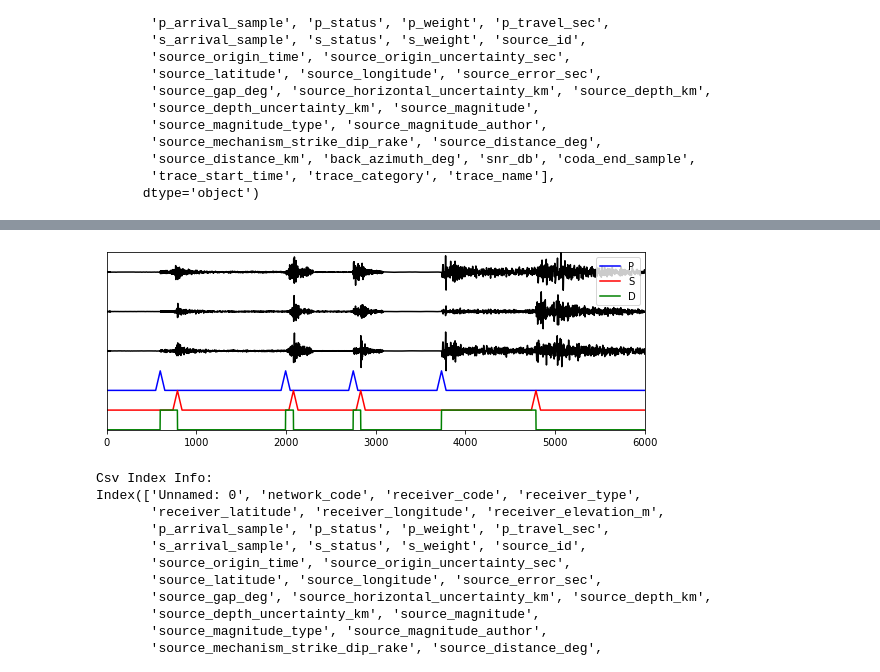
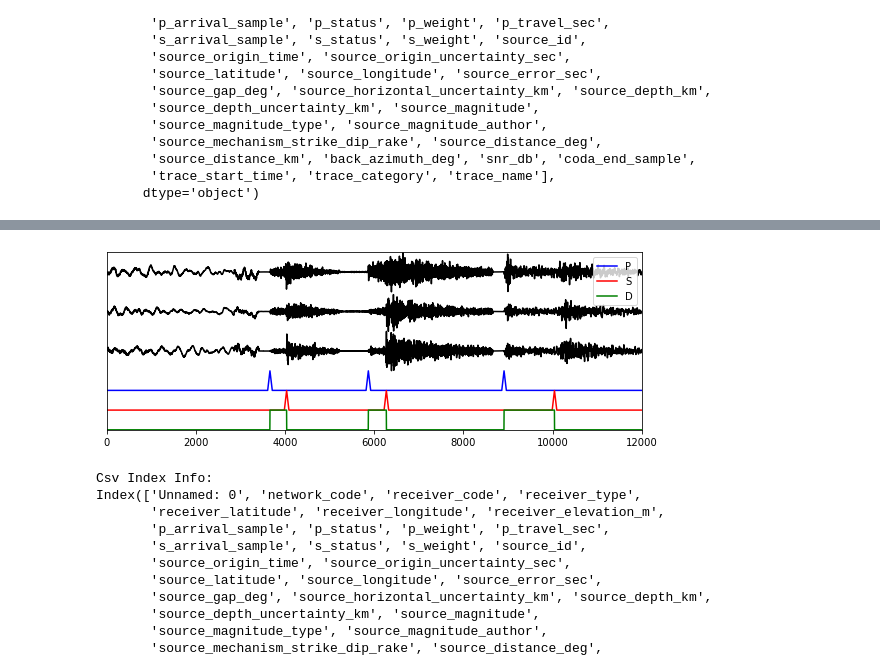
Before and after one commit to MrXiaoXiao/DiTingTools, a Jupyter notebook: examples/notebooks/01_visualize_common_datasets[To be cleaned and updated]/Inspect common datasets [浏览常用的数据集].ipynb, the cells around one changed output, grey strips where cells are left out. Saved outputs shown, nothing was run; the diff lists cells and outputs as text; code cells hidden in the pictures.

```diff
--- a/examples/notebooks/01_visualize_common_datasets[To be cleaned and updated]/Inspect common datasets [浏览常用的数据集].ipynb
+++ b/examples/notebooks/01_visualize_common_datasets[To be cleaned and updated]/Inspect common datasets [浏览常用的数据集].ipynb
@@ -514,0 +544,25 @@ plt.close()
+# %%
+# shift augmentation
+temp_X, temp_Y = get_shifted_instance_for_EqDetPhasePicking_training(dataset_name='DiTing',
+                                                                     dataset_path=DiTingDatasetPath,
+                                                                     part=part,
+                                                                     key = key,
+                                                                     data_length=9000,P=p_t,S=s_t)
+
+plt.figure(figsize=(8,3))
+for chdx in range(3):
+    temp_plot = temp_X[:,chdx]
+    temp_plot -= np.mean(temp_plot)
+    temp_plot /= np.max(np.abs(temp_plot))
+    plt.plot(temp_plot + chdx*2, color='k' )
+
+plt.plot(temp_Y[:,0] - 2, color='b', label='P' )
+plt.plot(temp_Y[:,1] - 3, color='r', label='S' )
+plt.plot(temp_Y[:,2] - 4, color='g', label='D' )
+plt.ylim([-4,5])
+plt.xlim([0,6000])
+plt.yticks([])
+plt.legend()
+plt.tight_layout()
+plt.show()
+plt.close()
@@ -597,6 +703,7 @@ plt.close()
 total_lines = len(STEAD_csv)
 choice_ids = np.random.choice(total_lines, 8)
 
+data_length = 12000
 key_list = list()
 P_list = list()
 S_list = list()
@@ -607,36 +714,36 @@ for choice_id in choice_ids:
     p_t = choice_line['p_arrival_sample']
     s_t = choice_line['s_arrival_sample']
 
     key_list.append(key)
     P_list.append(p_t)
     S_list.append(s_t)
 
 temp_X, temp_Y = get_augmented_instance_for_EqDetPhasePicking_training(dataset_name='STEAD',
                                                                      dataset_path=STEAD_DatasetPath,
-                                                                     data_length=6000,
+                                                                     data_length=data_length,
                                                                      key_list = key_list,
                                                                      P_list = P_list,
                                                                      S_list = S_list)
 
 plt.figure(figsize=(8,3))
 for chdx in range(3):
     temp_plot = temp_X[:,chdx]
     temp_plot -= np.mean(temp_plot)
     temp_plot /= np.max(np.abs(temp_plot))
     plt.plot(temp_plot + chdx*2, color='k' )
 
 plt.plot(temp_Y[:,0] - 2, color='b', label='P' )
 plt.plot(temp_Y[:,1] - 3, color='r', label='S' )
 plt.plot(temp_Y[:,2] - 4, color='g', label='D' )
 plt.ylim([-4,5])
-plt.xlim([0,6000])
+plt.xlim([0,data_length])
 plt.yticks([])
 plt.legend(loc='upper right')
 plt.tight_layout()
 plt.show()
 plt.close()
 # %% [output]
-[figure, old version]
+[figure, new version]
 # %%
 # generator level
 # %%
```
Also changed, not shown: parts of 6 cells of this notebook, 1 other file.
